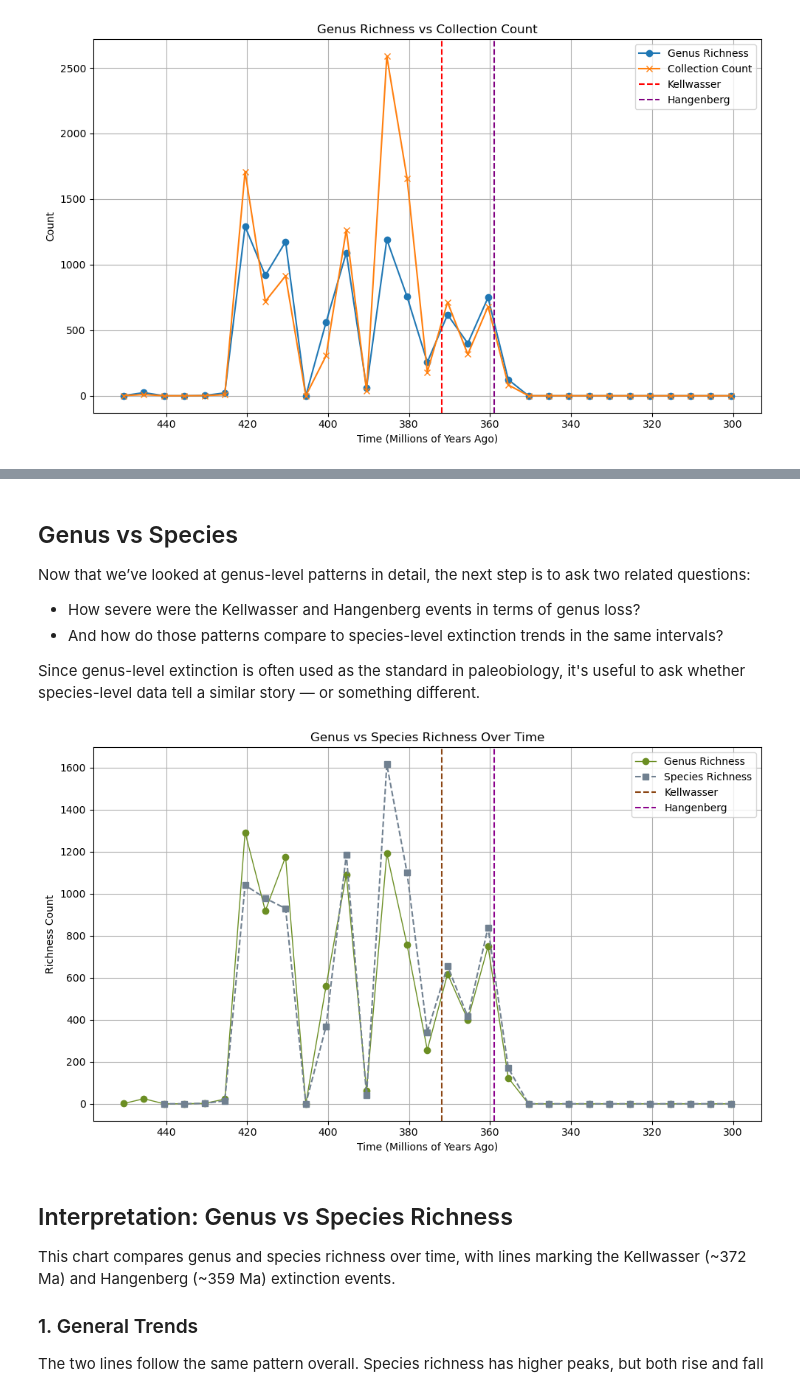
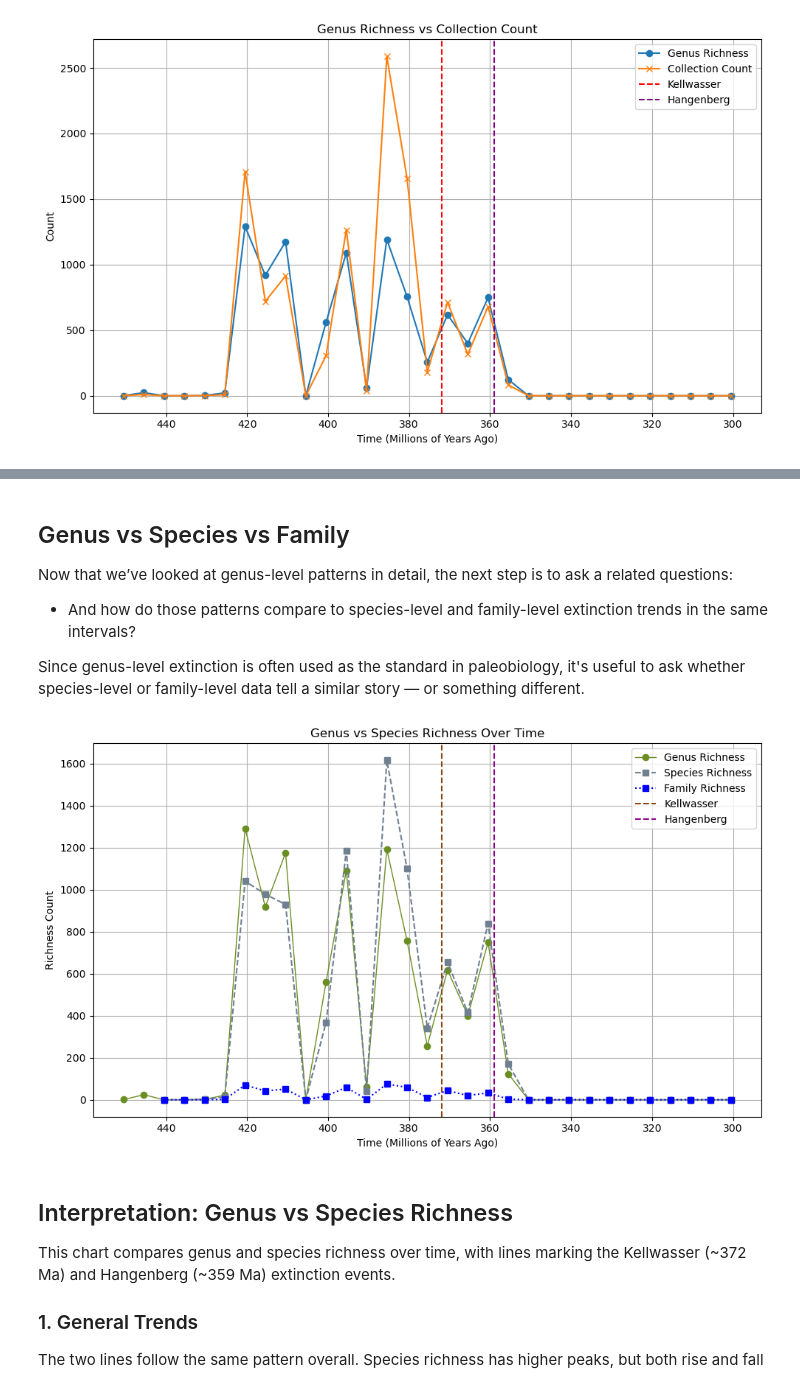
Before and after one commit to ConnorMoss02/Paleo, a Jupyter notebook: Paleontology_Notebook.ipynb, the cells around one changed output, grey strips where cells are left out. Saved outputs shown, nothing was run; the diff lists cells and outputs as text; code cells hidden in the pictures.

Commit message:
Added family line and cleaned up writeup

```diff
--- a/Paleontology_Notebook.ipynb
+++ b/Paleontology_Notebook.ipynb
@@ -67,14 +68,19 @@ import matplotlib.pyplot as plt
 # Load the datasets
 genus_data = pd.read_csv("/Users/connormoss/Documents/LASTDANCE/HOLDENER/Genus.csv")
 species_data = pd.read_csv("/Users/connormoss/Documents/LASTDANCE/HOLDENER/Species.csv")
+family_data = pd.read_csv("/Users/connormoss/Documents/LASTDANCE/HOLDENER/Family.csv")
 
 # Drop rows missing taxon name or date info
 # genus_data = genus_data.dropna(subset=['accepted_name', 'max_ma', 'min_ma'])
 # species_data = species_data.dropna(subset=['accepted_name', 'max_ma', 'min_ma'])
+# family_data = family_data.dropna(subset=['accepted_name', 'max_ma', 'min_ma'])
+
+
 
 # Filter only appropriate records
 genus_data = genus_data[genus_data['accepted_rank'] == 'genus']
 species_data = species_data[species_data['accepted_rank'] == 'species']
+family_data = family_data[family_data['accepted_rank'] == 'family']
 # %% [markdown]
 ### Why Start with Genus-Level Data?
 
@@ -243,15 +275,18 @@ After ~355 Ma, both richness and collection count remain very low and flat. This
 - The **Kellwasser event** remains harder to interpret from this dataset — richness and sampling both stay high, and no sharp drop is observed.
 - Overall, comparing richness and collection count is essential for separating biological signal from potential data artifacts, and shows how intertwined extinction patterns and preservation history can be.
 # %% [markdown]
-## Genus vs Species
+## Genus vs Species vs Family
 
-Now that we’ve looked at genus-level patterns in detail, the next step is to ask two related questions:
-- How severe were the Kellwasser and Hangenberg events in terms of genus loss?
-- And how do those patterns compare to species-level extinction trends in the same intervals?
+Now that we’ve looked at genus-level patterns in detail, the next step is to ask a related questions:
 
-Since genus-level extinction is often used as the standard in paleobiology, it's useful to ask whether species-level data tell a similar story — or something different.
+- And how do those patterns compare to species-level and family-level extinction trends in the same intervals?
+
+Since genus-level extinction is often used as the standard in paleobiology, it's useful to ask whether species-level or family-level data tell a similar story — or something different.
 # %%
 # Here is the dirty work of properly formatting the data so that we can create the awesome graph you see below!
+
+
+## This is the preprocessing for species
 
 # Create time bins (e.g., every 5 million years)
 bin_size = 5
@@ -272,40 +307,68 @@ biodiversity_s['midpoint'] = biodiversity_s['time_bin'].apply(lambda x: x.left +
 # Calculation for Extinction Magnitudes
 # Use actual available midpoint values
 pre_kellwasser_s = biodiversity_s[biodiversity_s['midpoint'] == 375.5]['species_count'].iloc[0]
-post_kellwasser_s = biodiversity_s[biodiversity_s['midpoint'] == 370.5]['species_count'].iloc[0]
-pre_hangenberg_s = biodiversity_s[biodiversity_s['midpoint'] == 365.5]['species_count'].iloc[0]
-post_hangenberg_s = biodiversity_s[biodiversity_s['midpoint'] == 360.5]['species_count'].iloc[0]
+post_kellwasser_s = biodiversity_s[biodiversity_s['midpoint'] == 365.5]['species_count'].iloc[0]
+pre_hangenberg_s = biodiversity_s[biodiversity_s['midpoint'] == 360.5]['species_count'].iloc[0]
+post_hangenberg_s = biodiversity_s[biodiversity_s['midpoint'] == 355.5]['species_count'].iloc[0]
 
 # Calculate percent genus loss
 kellwasser_loss_s = (pre_kellwasser_s - post_kellwasser_s) / pre_kellwasser_s * 100
 hangenberg_loss_s = (pre_hangenberg_s - post_hangenberg_s) / pre_hangenberg_s * 100
+
+
+
+## This is the preprocessing for family
+
+
+# Create time_bin column based on max_ma (first appearance)
+family_data['time_bin'] = pd.cut(family_data['max_ma'], bins=bins, right=False)
+
+# Count unique genera per time bin
+biodiversity_f = family_data.groupby('time_bin')['accepted_name'].nunique().reset_index()
+biodiversity_f.columns = ['time_bin', 'family_count']
+
+# Add midpoint for each bin (for plotting)
+biodiversity_f['midpoint'] = biodiversity_f['time_bin'].apply(lambda x: x.left + bin_size / 2)
+
+# Calculation for Extinction Magnitudes
+# Use actual available midpoint values
+pre_kellwasser_f = biodiversity_f[biodiversity_f['midpoint'] == 375.5]['family_count'].iloc[0]
+post_kellwasser_f = biodiversity_f[biodiversity_f['midpoint'] == 365.5]['family_count'].iloc[0]
+pre_hangenberg_f = biodiversity_f[biodiversity_f['midpoint'] == 360.5]['family_count'].iloc[0]
+post_hangenberg_f = biodiversity_f[biodiversity_f['midpoint'] == 355.5]['family_count'].iloc[0]
+
+# Calculate percent genus loss
+kellwasser_loss_f = (pre_kellwasser_f - post_kellwasser_f) / pre_kellwasser_f * 100
+hangenberg_loss_f = (pre_hangenberg_f - post_hangenberg_f) / pre_hangenberg_f * 100
 # %%
 ## Combo Graph
 
 # Overlay species and genus richness on the same plot
 plt.figure(figsize=(10, 6))
 
 # Plot genus richness
 plt.plot(biodiversity_g['midpoint'], biodiversity_g['genus_count'], marker='o', linestyle='-', label='Genus Richness', color="olivedrab", linewidth=1.0,)
 
 # Plot species richness
 plt.plot(biodiversity_s['midpoint'], biodiversity_s['species_count'], marker='s', linestyle='--', label='Species Richness', color='slategray')
+
+plt.plot(biodiversity_f['midpoint'], biodiversity_f['family_count'], marker='s', linestyle=':', label='Family Richness', color='blue')
 
 # Highlight extinction events
 plt.axvline(x=372, color='saddlebrown', linestyle='--', label='Kellwasser')
 plt.axvline(x=359, color='darkmagenta', linestyle='--', label='Hangenberg')
 
 # Final plot settings
 plt.gca().invert_xaxis()
 plt.title("Genus vs Species Richness Over Time")
 plt.xlabel("Time (Millions of Years Ago)")
 plt.ylabel("Richness Count")
 plt.legend()
 plt.grid(True)
 plt.tight_layout()
 plt.show()
 # %% [output]
-[figure, old version]
+[figure, new version]
 # %% [markdown]
 ## Interpretation: Genus vs Species Richness
 
```
Also changed, not shown: parts of 15 cells of this notebook.
